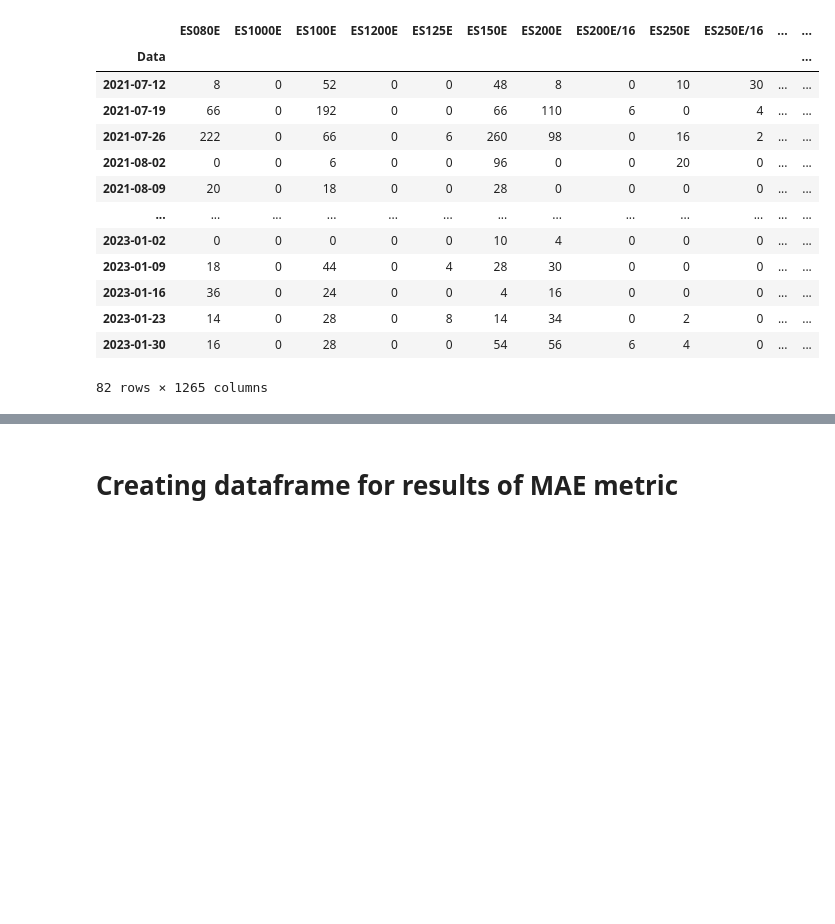
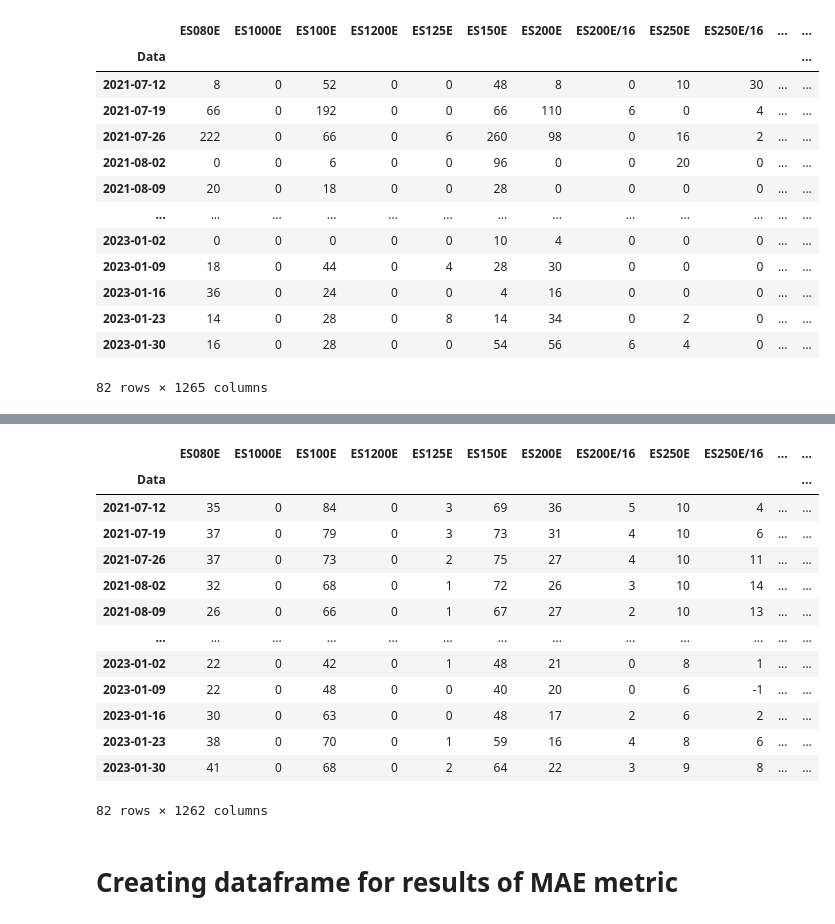
Before and after one commit to M-Kacprowicz/forecasting-tool, a Jupyter notebook: Results_processing.ipynb, the cells around one changed output, grey strips where cells are left out. Saved outputs shown, nothing was run; the diff lists cells and outputs as text; code cells hidden in the pictures; blank space fills up the shorter version.

Commit message:
Prophet model predictions results processing and MAE calculation

```diff
--- a/Results_processing.ipynb
+++ b/Results_processing.ipynb
@@ -81,4 +81,22 @@ nbeats_results
 82 rows × 1262 columns
+# %%
+prophet_results = pd.read_csv('prophet_results.csv', index_col = 0)
+prophet_results
+# %% [output]
+|  | ES080E | ES1000E | ES100E | ES1200E | ES125E | ES150E | ES200E | ES200E/16 | ES250E | ES250E/16 | ... | ... |
+| Data |  |  |  |  |  |  |  |  |  |  |  | ... |
+| 2021-07-12 | 35 | 0 | 84 | 0 | 3 | 69 | 36 | 5 | 10 | 4 | ... | ... |
+| 2021-07-19 | 37 | 0 | 79 | 0 | 3 | 73 | 31 | 4 | 10 | 6 | ... | ... |
+| 2021-07-26 | 37 | 0 | 73 | 0 | 2 | 75 | 27 | 4 | 10 | 11 | ... | ... |
+| 2021-08-02 | 32 | 0 | 68 | 0 | 1 | 72 | 26 | 3 | 10 | 14 | ... | ... |
+| 2021-08-09 | 26 | 0 | 66 | 0 | 1 | 67 | 27 | 2 | 10 | 13 | ... | ... |
+| ... | ... | ... | ... | ... | ... | ... | ... | ... | ... | ... | ... | ... |
+| 2023-01-02 | 22 | 0 | 42 | 0 | 1 | 48 | 21 | 0 | 8 | 1 | ... | ... |
+| 2023-01-09 | 22 | 0 | 48 | 0 | 0 | 40 | 20 | 0 | 6 | -1 | ... | ... |
+| 2023-01-16 | 30 | 0 | 63 | 0 | 0 | 48 | 17 | 2 | 6 | 2 | ... | ... |
+| 2023-01-23 | 38 | 0 | 70 | 0 | 1 | 59 | 16 | 4 | 8 | 6 | ... | ... |
+| 2023-01-30 | 41 | 0 | 68 | 0 | 2 | 64 | 22 | 3 | 9 | 8 | ... | ... |
+82 rows × 1262 columns
 # %% [markdown]
 # Creating dataframe for results of MAE metric
 # %%
```
Also changed, not shown: parts of 10 cells of this notebook, 2 other files.
